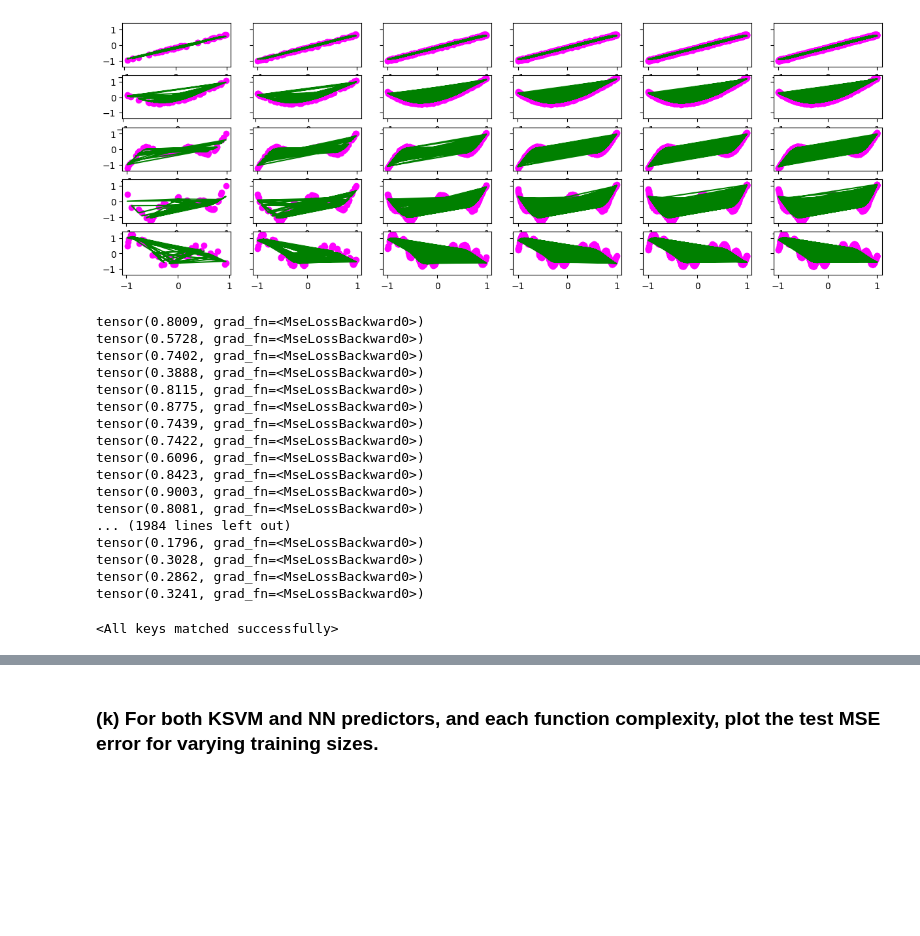
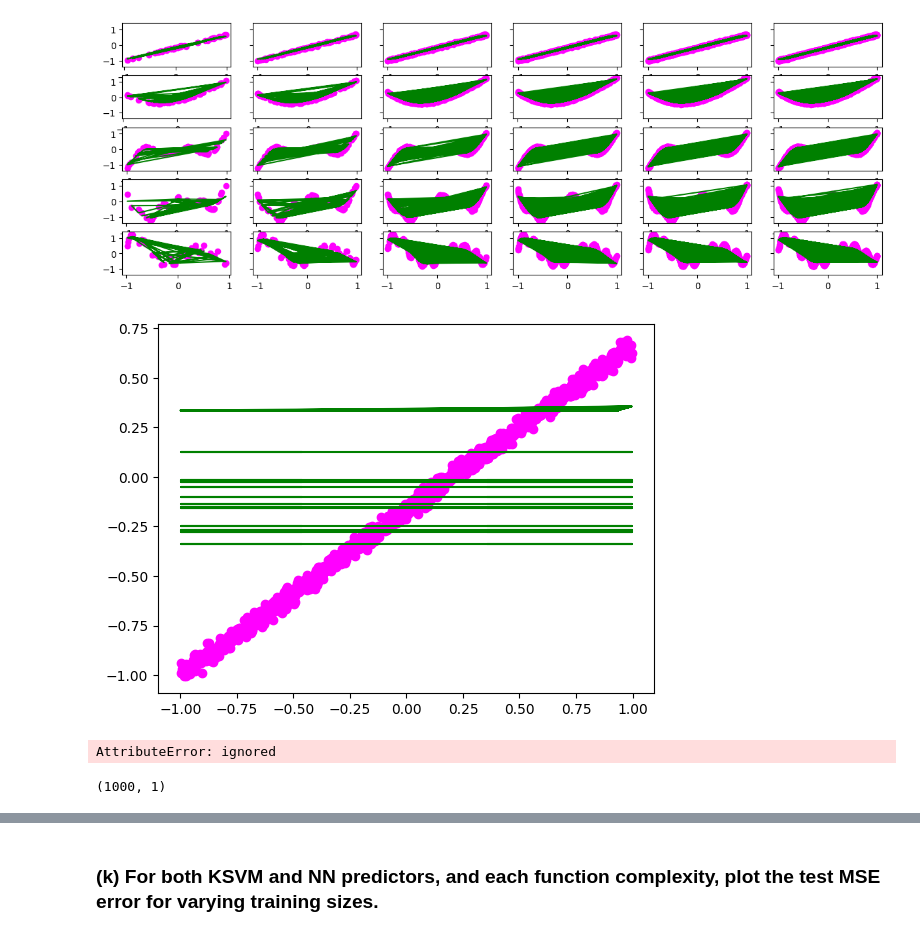
Before and after one commit to Charlwang922/Columbia-Machine-Learning, a Jupyter notebook: hw/hw4/ML-hw4-q2.ipynb, the cells around one changed output, grey strips where cells are left out. Cells and saved outputs as stored; diff of their text form; code cells hidden in the pictures; blank space fills up the shorter version.

```diff
--- a/hw/hw4/ML-hw4-q2.ipynb
+++ b/hw/hw4/ML-hw4-q2.ipynb
@@ -95,10 +95,15 @@ plt.show()
 [figure]
 # %%
 # Neural Network complexity 0 < 0.004568220033901941 (50)
-train_x0 = torch.tensor(train[0]['x'],dtype=torch.float32).reshape(-1,1)
-train_y0 = torch.tensor(train[0]['y'],dtype=torch.float32)
-test_x0 = torch.tensor(test[0]['x'],dtype=torch.float32).reshape(-1,1)
-test_y0 = torch.tensor(test[0]['y'],dtype=torch.float32)
+train_x = np.array(train[0]['x'])
+train_y = np.array(train[0]['y'])
+test_x = np.array(test[0]['x'])
+test_y = np.array(test[0]['y'])
+
+train_x0 = torch.tensor(train_x,dtype=torch.float32).reshape(-1,1)
+train_y0 = torch.tensor(train_y,dtype=torch.float32)
+test_x0 = torch.tensor(test_x,dtype=torch.float32).reshape(-1,1)
+test_y0 = torch.tensor(test_y,dtype=torch.float32)
 # %%
 model = nn.Sequential(
     nn.Linear(1,1),
@@ -113,61 +119,58 @@ optimizer = optim.Adam(model.parameters(), lr=0.001)
 # %%
 #complexity 0
-n_epochs = 100   # number of epochs to run
-batch_size = 20  # size of each batch
-batch_start = torch.arange(0, len(train_x0), batch_size)
+model = nn.Sequential(
+    nn.Linear(1,1),
+    nn.ReLU(),
+    nn.Linear(1,1)
+)
+
+
+loss_fn = nn.MSELoss()  # mean square error
+optimizer = optim.Adam(model.parameters(), lr=0.01)
+
+
+n_epochs = 20   # number of epochs to run
+batch_size = 1000  # size of each batch
 
 best_mse = np.inf   # init to infinity
 best_weights = None
 history = []
+plt.scatter(test_x0, test_y0, color = 'magenta')
 
 # training loop
 for epoch in range(n_epochs):
-    epoch_loss = 0.0
     for batch in range(batch_size):
         start = batch * batch_size
         end = start + batch_size
         batch_X = train_x0[start:end]
         batch_y = train_y0[start:end]
         # forward pass
         y_pred = model(batch_X)
         loss = loss_fn(y_pred, batch_y)
         #print(loss)
         # backward pass
         optimizer.zero_grad()
         loss.backward()
         # update weights
         optimizer.step()
     # evaluate accuracy at end of each epoch
     y_pred = model(test_x0)
     y_pred.reshape(-1,1)
     mse = loss_fn(y_pred, test_y0)
+    plt.plot(test_x0, torch.tensor(y_pred,dtype=torch.float32), color = 'green')
     history.append(mse)
     if mse < best_mse:
         best_mse = mse
         #print(best_mse)
         best_weights = copy.deepcopy(model.state_dict())
 #print(best_mse)
 # restore model and return best accuracy
 model.load_state_dict(best_weights)
-axes[i,b].scatter(train_x, train_y, color = 'magenta')
-        axes[i,b].plot(train_x, svr.predict(train_x), color = 'green')
 plt.show()
 # %% [output]
+[figure, added]
-tensor(0.8009, grad_fn=<MseLossBackward0>)
-tensor(0.5728, grad_fn=<MseLossBackward0>)
-tensor(0.7402, grad_fn=<MseLossBackward0>)
-tensor(0.3888, grad_fn=<MseLossBackward0>)
-tensor(0.8115, grad_fn=<MseLossBackward0>)
-tensor(0.8775, grad_fn=<MseLossBackward0>)
-tensor(0.7439, grad_fn=<MseLossBackward0>)
-tensor(0.7422, grad_fn=<MseLossBackward0>)
-tensor(0.6096, grad_fn=<MseLossBackward0>)
-tensor(0.8423, grad_fn=<MseLossBackward0>)
-tensor(0.9003, grad_fn=<MseLossBackward0>)
-tensor(0.8081, grad_fn=<MseLossBackward0>)
-... (1984 lines left out)
-tensor(0.1796, grad_fn=<MseLossBackward0>)
-tensor(0.3028, grad_fn=<MseLossBackward0>)
-tensor(0.2862, grad_fn=<MseLossBackward0>)
-tensor(0.3241, grad_fn=<MseLossBackward0>)
+AttributeError: ignored
-<All keys matched successfully>
+# %%
+np.shape(np.array(train[0]['y']).reshape(-1,1))
+# %% [output]
+(1000, 1)
```
Also changed, not shown: parts of 2 cells of this notebook.
